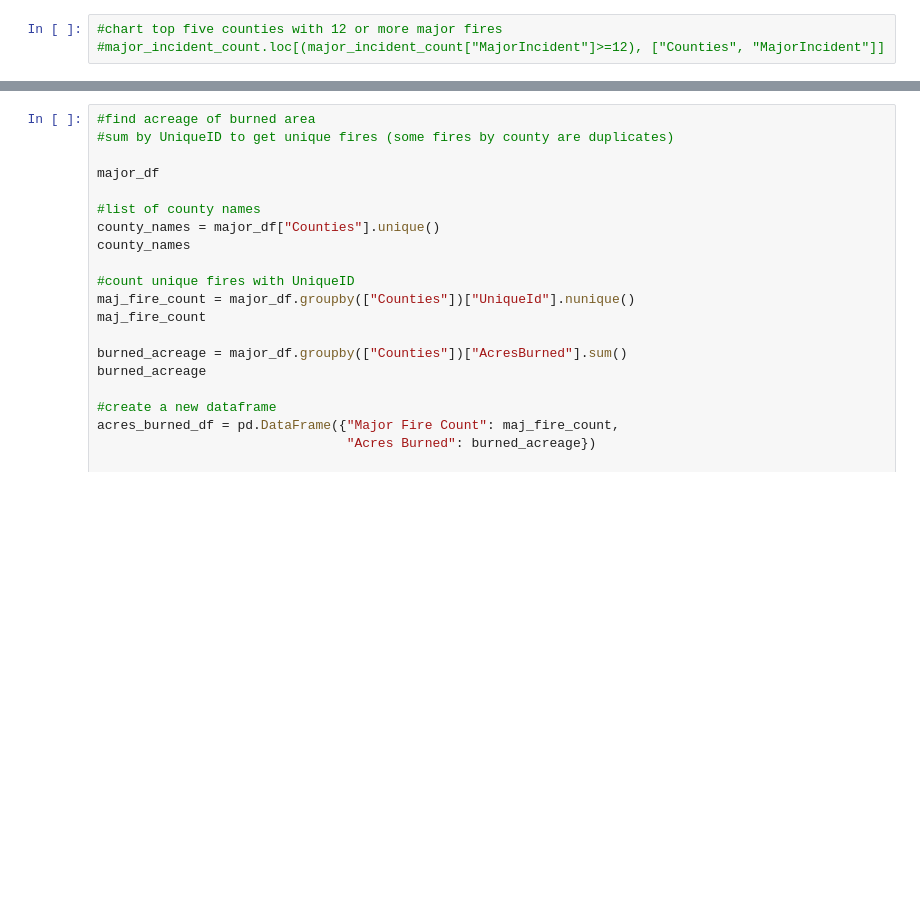
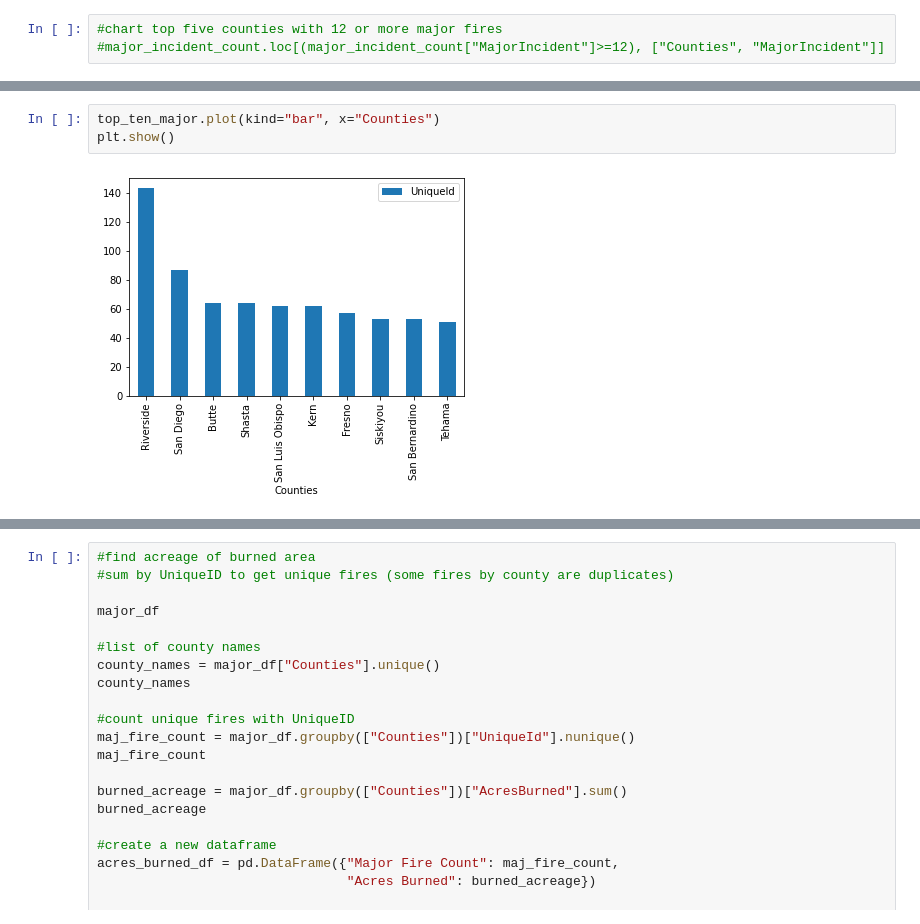
Before and after one commit to jump8621/data-project-I, a Jupyter notebook: lee_pyre.ipynb, the cells around one changed output, grey strips where cells are left out. Drawn from its saved outputs; the diff is of its cells as text; blank space fills up the shorter version.

```diff
--- a/lee_pyre.ipynb
+++ b/lee_pyre.ipynb
@@ -191,2 +201,7 @@ top_ten_major
+# %%
+top_ten_major.plot(kind="bar", x="Counties")
+plt.show()
+# %% [output]
+[figure, added]
 # %%
 #find bottom ten counties with major incidents from county_major_df
```
Also changed, not shown: parts of 9 cells of this notebook.
